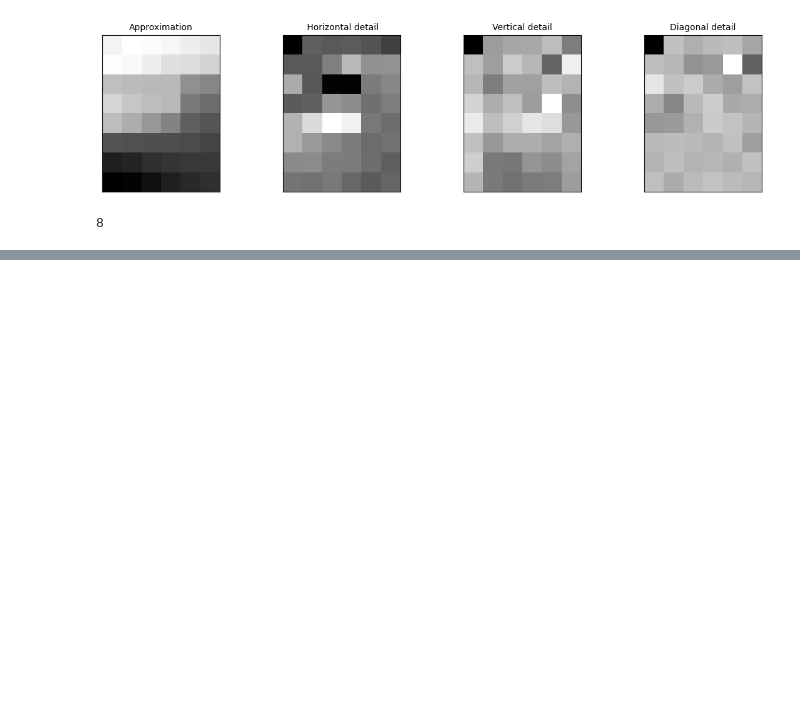
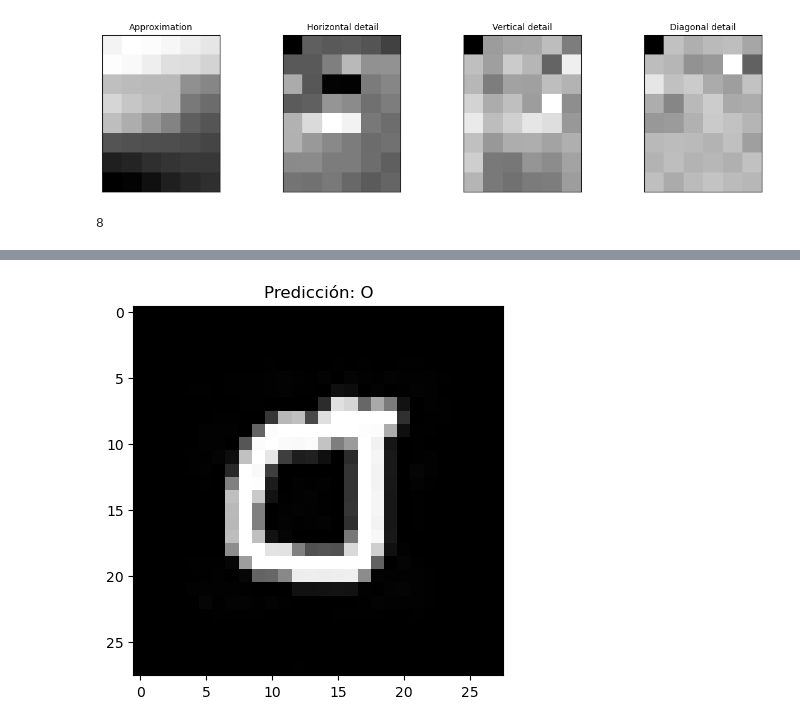
Before and after one commit to maloto3/OCR_Signals, a Jupyter notebook: Text_Script1.ipynb, the cells around one changed output, grey strips where cells are left out. Saved outputs shown, nothing was run; the diff lists cells and outputs as text; code cells hidden in the pictures; blank space fills up the shorter version.

```diff
--- a/Text_Script1.ipynb
+++ b/Text_Script1.ipynb
@@ -84,0 +89,57 @@ len(LL)
+# %%
+# A partir de aqui va la red neuronal:
+import keras
+import tensorflow
+from PIL import Image, ImageOps
+loaded_model_02 = tensorflow.keras.models.load_model('modelos/modelo_C_02.keras')
+
+LABELS = ['0', '1', '2', '3', '4', '5', '6', '7', '8', '9',
+          'A', 'B', 'C', 'D', 'E', 'F', 'G', 'H', 'I', 'J', 'K', 'L', 'M', 'N', 'O', 'P', 'Q', 'R', 'S', 'T', 'U', 'V', 'W', 'X', 'Y', 'Z',
+          'a', 'b', 'd', 'e', 'f', 'g', 'h', 'n', 'q', 'r', 't']
+
+index_to_label = {i: label for i, label in enumerate(LABELS)}
+# %%
+# Aquí cargamos las imágenes que genera el software de Mateo. Las vamos metiendo con un bucle for
+# Se preprocesan, redimensionan, transforman a escala de grises normalizada, y se mandan como vector de pixeles
+
+imagen = Image.open("data/images/letra_o.jpg")
+
+# Aquí van las transformaciones wavelets que querais:
+
+
+
+
+
+
+
+imagen_red = imagen.resize((28, 28))
+imagen_gris = imagen_red.convert("L")
+# MUY IMPORTANTE: las letras tienen que entrar en color blanco sobre fondo negro
+# Si no es el caso, usar la siguiente línea y comentar la anterior:
+# Sí está en blanco sobre negro:  --->  imagen_gris = imagen_red.convert("L") <---
+# No está en blanco sobre negro:  --->  imagen_gris = ImageOps.invert(imagen_red.convert("L"))  <---
+# convert("L") pasa la imagen a escala de grises. Es redundante pero lo hago por integridad
+
+
+# Aplanar la imagen a un vector de longitud 784
+imagen_array = np.array(imagen_gris).reshape(1, 784)
+# Normalizar los valores de píxeles al rango [0, 1]
+imagen_normalizada = imagen_array.astype('float32') / 255.0
+prediction = loaded_model_02.predict(imagen_normalizada)
+# Decodificar la predicción para obtener la clase predicha (da un valor entre 0 y 46)
+# Para varias imagenes metidas en bucle, hay que hacer un vector char en el que ir metiendo las salidas
+# predicted_class te da el valor entre valor entre 0 y 46 que se transforma en letra/número con index_to_label
+predicted_class = np.argmax(prediction)
+predicted_label = index_to_label[predicted_class]
+
+
+
+
+
+
+# Esto es la representación, no hay que usarlo en la transformación imagenes-texto
+plt.imshow(imagen_gris, cmap='gray')
+titulo = f'Predicción: {predicted_label}'
+plt.title(titulo)
+plt.show()
+# %% [output]
@@ -84,0 +147 @@ len(LL)
+[figure, added]
```
Also changed, not shown: parts of 2 cells of this notebook.
